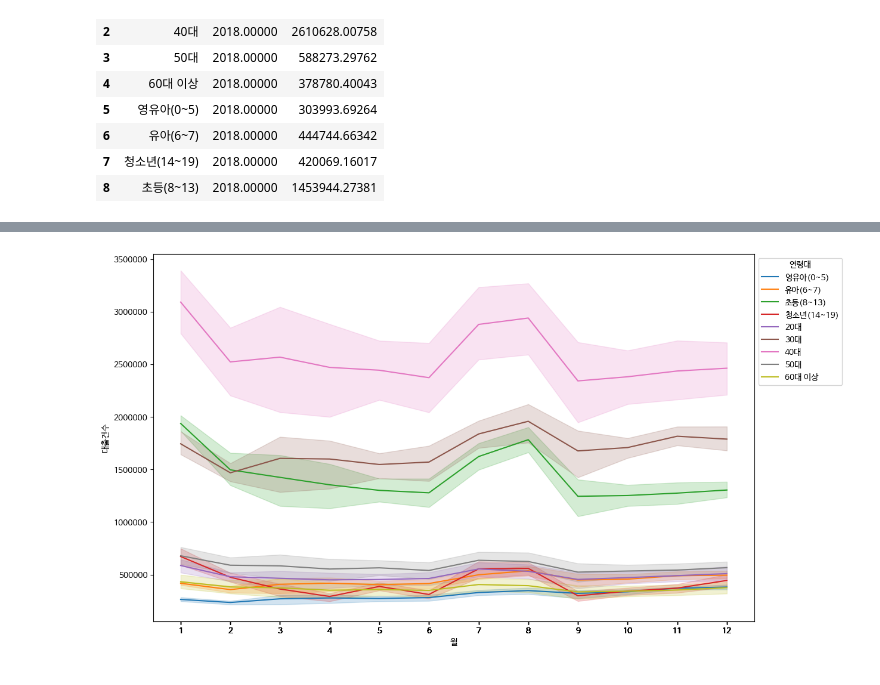
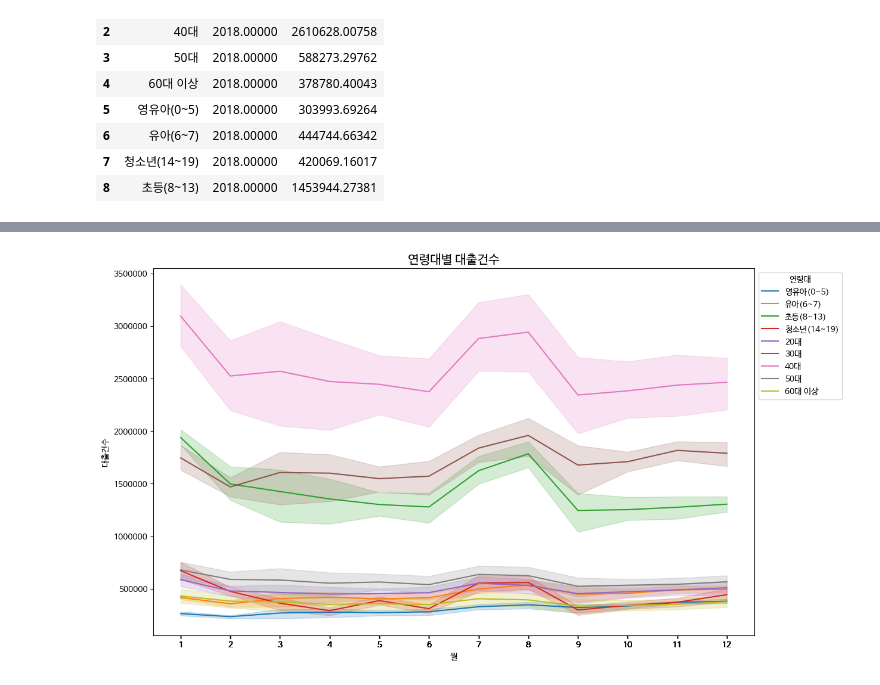
Before and after one commit to dev-hw/SeSAC-live_map, a Jupyter notebook: pro/1_1_도서관_프로젝트.ipynb, the cells around one changed output, grey strips where cells are left out. Cells and saved outputs as stored; diff of their text form; code cells hidden in the pictures.

Commit message:
연령대별 대출건수 그래프 시각화

```diff
--- a/pro/1_1_도서관_프로젝트.ipynb
+++ b/pro/1_1_도서관_프로젝트.ipynb
@@ -223,15 +239,16 @@ plt.show()
 # %%
 plt.figure(figsize=(13,8))
 
 #rocket_r, Set2
 # , palette='Spectral'
 sns.lineplot(data=not_sum_data3, x='월', y = 'value', hue='variable')
 plt.xticks(data['월'])
 plt.ylabel('대출건수')
 
+plt.title('연령대별 대출건수', fontsize=15)
 
 plt.legend(bbox_to_anchor = (1,1), title="연령대") #범례 밖에 표시되게 설정
 #y축의 값에 지수를 실수로 보이게끔
 plt.ticklabel_format(style='plain', axis='y')
 # %% [output]
-[figure, old version]
+[figure, new version]
```
Also changed, not shown: parts of 23 cells of this notebook, 3 other files.
